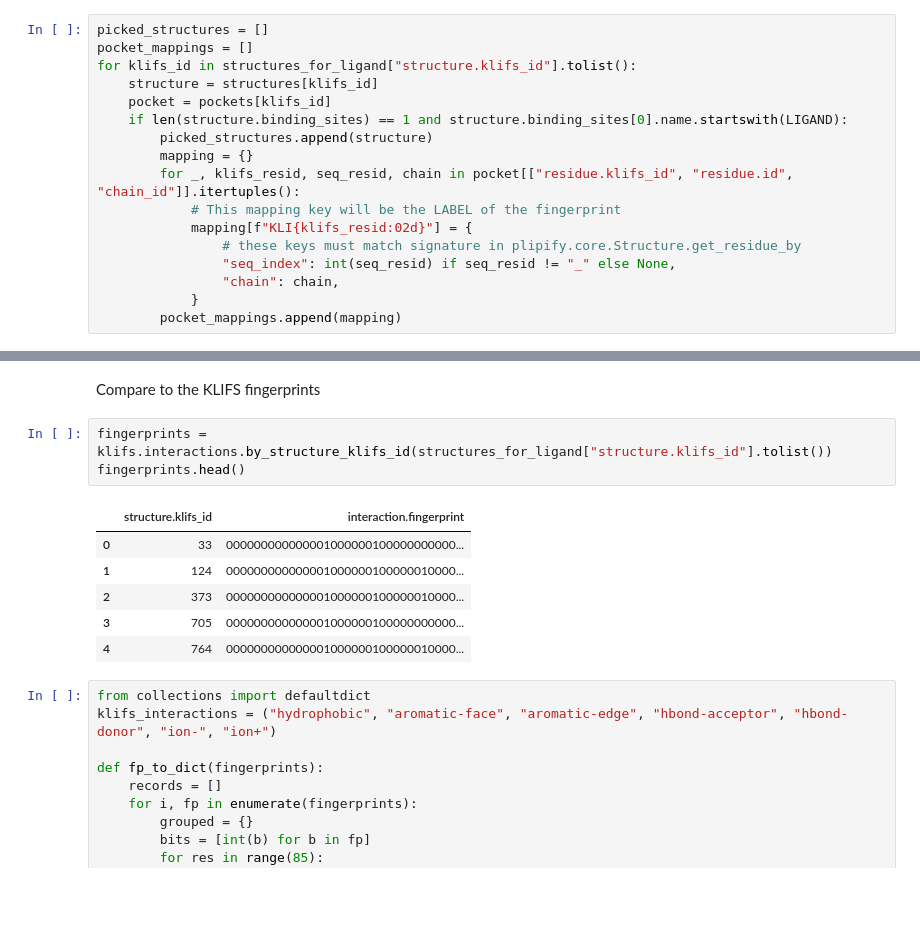
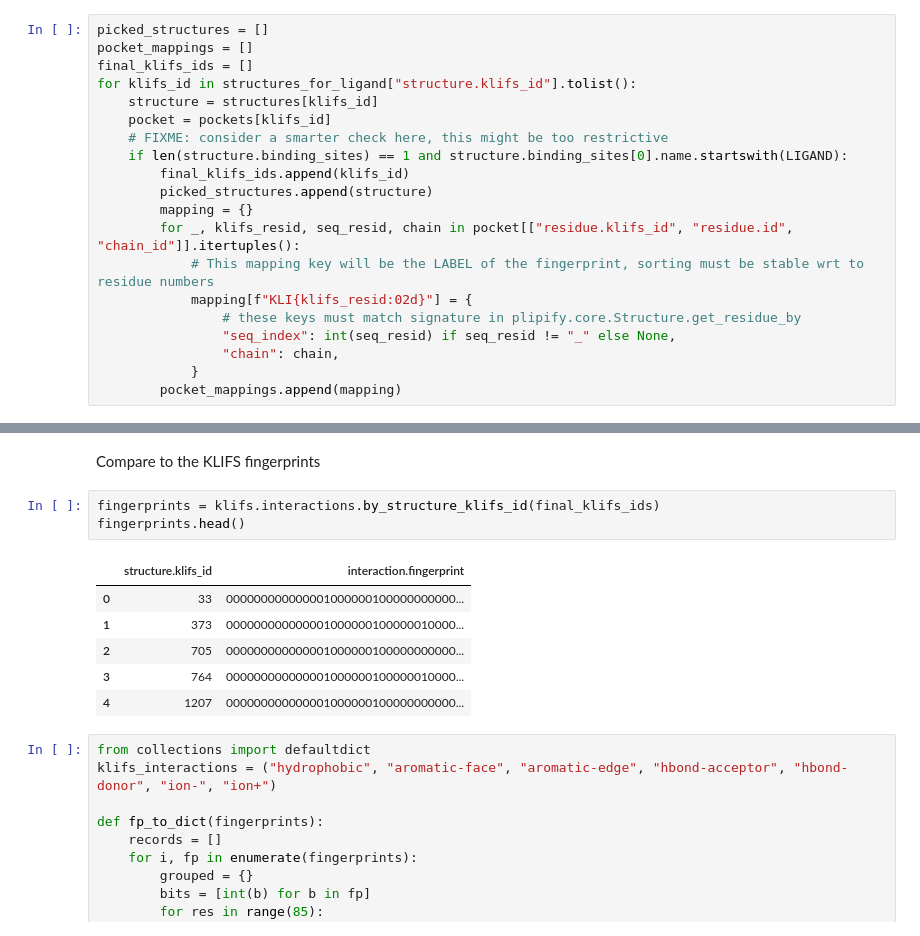
Before and after one commit to volkamerlab/plipify, a Jupyter notebook: projects/02/main.ipynb, the cells around one changed output, grey strips where cells are left out. Cells and saved outputs as stored; diff of their text form; blank space fills up the shorter version.

```diff
--- a/projects/02/main.ipynb
+++ b/projects/02/main.ipynb
@@ -172,14 +194,17 @@ We filter out some unwanted structures?
 # %%
 picked_structures = []
 pocket_mappings = []
+final_klifs_ids = []
 for klifs_id in structures_for_ligand["structure.klifs_id"].tolist():
     structure = structures[klifs_id]
     pocket = pockets[klifs_id]
+    # FIXME: consider a smarter check here, this might be too restrictive
     if len(structure.binding_sites) == 1 and structure.binding_sites[0].name.startswith(LIGAND):
+        final_klifs_ids.append(klifs_id)
         picked_structures.append(structure)
         mapping = {}
         for _, klifs_resid, seq_resid, chain in pocket[["residue.klifs_id", "residue.id", "chain_id"]].itertuples():
-            # This mapping key will be the LABEL of the fingerprint
+            # This mapping key will be the LABEL of the fingerprint, sorting must be stable wrt to residue numbers
             mapping[f"KLI{klifs_resid:02d}"] = {
                 # these keys must match signature in plipify.core.Structure.get_residue_by
                 "seq_index": int(seq_resid) if seq_resid != "_" else None,
@@ -223,15 +249,15 @@ fp.style.background_gradient(axis=None, cmap="YlGnBu")
 # %% [markdown]
 Compare to the KLIFS fingerprints
 # %%
-fingerprints = klifs.interactions.by_structure_klifs_id(structures_for_ligand["structure.klifs_id"].tolist())
+fingerprints = klifs.interactions.by_structure_klifs_id(final_klifs_ids)
 fingerprints.head()
 # %% [output]
 |  | structure.klifs_id | interaction.fingerprint |
 | 0 | 33 | 000000000000001000000100000000000... |
-| 1 | 124 | 000000000000001000000100000010000... |
-| 2 | 373 | 000000000000001000000100000010000... |
-| 3 | 705 | 000000000000001000000100000000000... |
-| 4 | 764 | 000000000000001000000100000010000... |
+| 1 | 373 | 000000000000001000000100000010000... |
+| 2 | 705 | 000000000000001000000100000000000... |
+| 3 | 764 | 000000000000001000000100000010000... |
+| 4 | 1207 | 000000000000001000000100000000000... |
 # %%
 from collections import defaultdict
 klifs_interactions = ("hydrophobic", "aromatic-face", "aromatic-edge", "hbond-acceptor", "hbond-donor", "ion-", "ion+")
```
Also changed, not shown: parts of 9 cells of this notebook, 3 other files.
